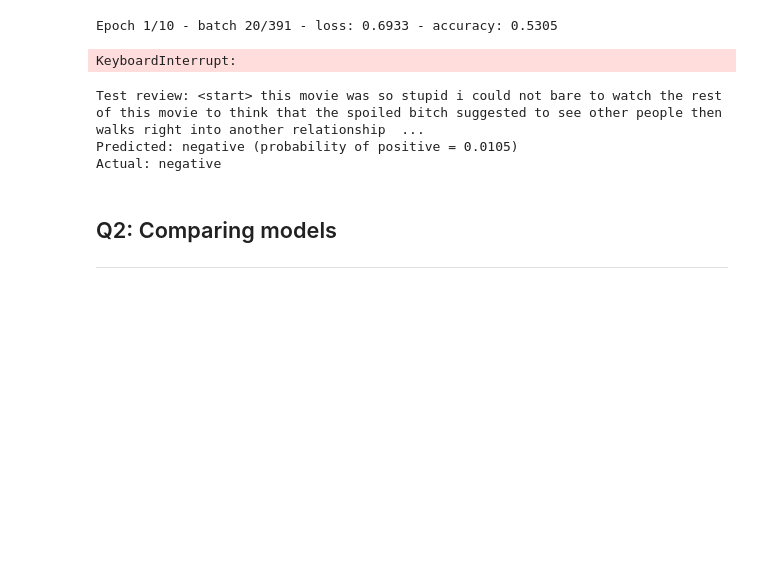
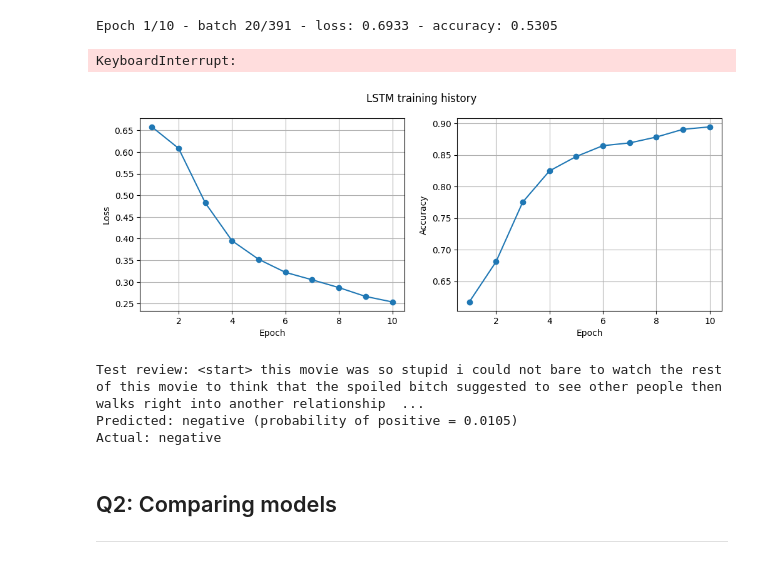
Before and after one commit to ikabrain/UCS772-CV-NLP-Lab, a Jupyter notebook: NLP_assign5/NLP_assign5.ipynb, the cells around one changed output. Drawn from its saved outputs; the diff is of its cells as text; code cells hidden in the pictures; blank space fills up the shorter version.

```diff
--- a/NLP_assign5/NLP_assign5.ipynb
+++ b/NLP_assign5/NLP_assign5.ipynb
@@ -784,3 +801,7 @@ KeyboardInterrupt:
+# %%
+plot_history(lstm_history, title="LSTM")
+# %% [output]
+[figure, added]
 # %%
 # One-shot example: predicting the sentiment of the first review in the test set
 print("Test review:", " ".join(inv.get(t, "<unk>") for t in X_test[0] if t != PAD))
```
Also changed, not shown: parts of 4 cells of this notebook.
